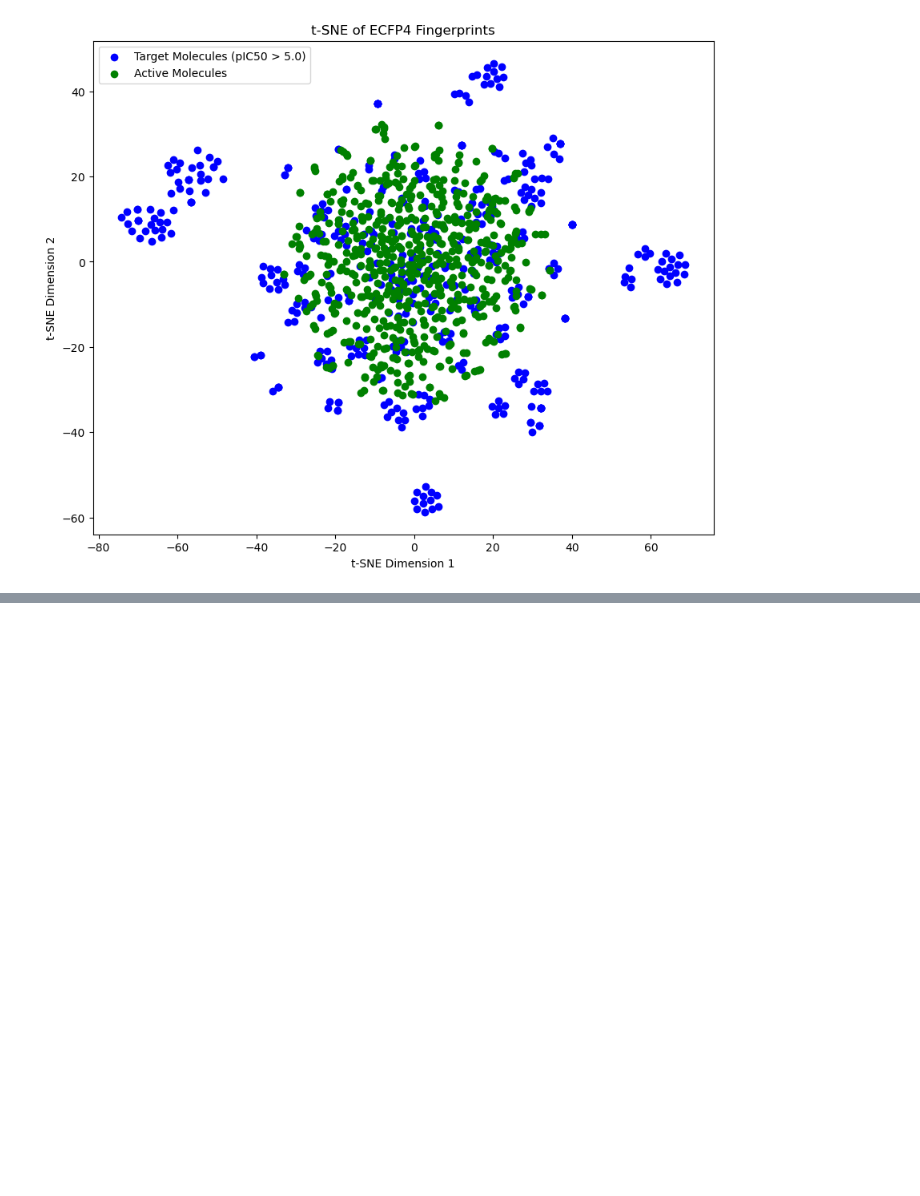
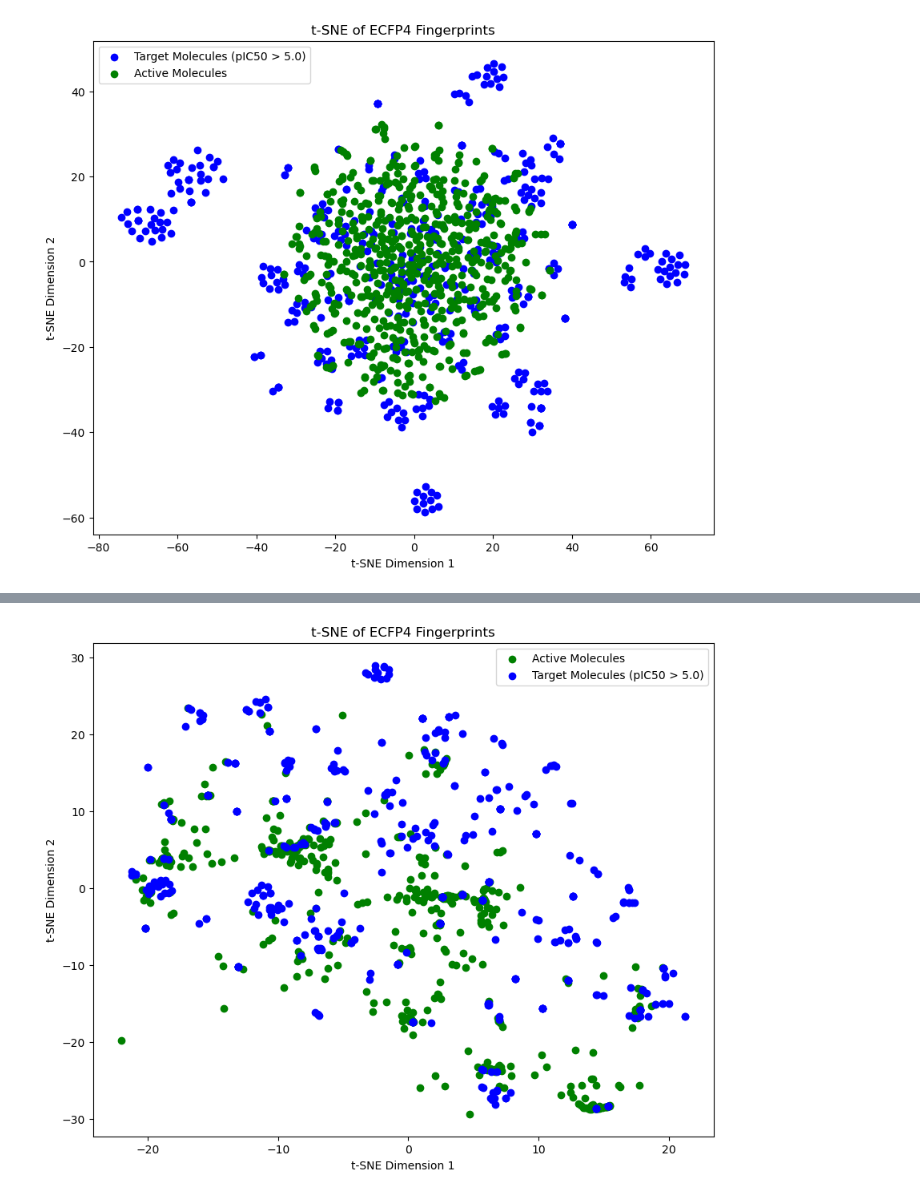
Before and after one commit to catorch/LLaMA-Mol, a Jupyter notebook: 9_new_molecules_evaluation.ipynb, the cells around one changed output, grey strips where cells are left out. Cells and saved outputs as stored; diff of their text form; code cells hidden in the pictures; blank space fills up the shorter version.

```diff
--- a/9_new_molecules_evaluation.ipynb
+++ b/9_new_molecules_evaluation.ipynb
@@ -503,0 +538,4 @@ plt.show()
+# %%
+import pandas as pd
+lipinski_passed_df = pd.read_csv("datasets/active_passed_molecules.csv")
+lipinski_passed_df
@@ -503,0 +556,40 @@ plt.show()
+# %%
+target_molecules_df = pd.read_csv("datasets/target_molecules_clean_2.csv")
+target_molecules_filtered_df = target_molecules_df[target_molecules_df['pIC50'] > 5.0]
+# %%
+from openTSNE import TSNE, affinity, initialization
+from rdkit import Chem
+from rdkit.Chem import AllChem
+# Compute ECFP4 fingerprints for both datasets
+def get_ecfp4(smiles_list):
+    molecules = smiles_list.apply(Chem.MolFromSmiles)
+    return [AllChem.GetMorganFingerprintAsBitVect(mol, 2, nBits=2048) for mol in molecules]
+
+active_ecfp4 = get_ecfp4(lipinski_passed_df['Molecule'])
+target_ecfp4 = get_ecfp4(target_molecules_filtered_df['canonical_smiles'])
+
+# Convert ECFP4 fingerprints to numpy arrays
+active_ecfp4_np = np.array([list(fp) for fp in active_ecfp4])
+target_ecfp4_np = np.array([list(fp) for fp in target_ecfp4])
+
+# Create a TSNE object
+tsne = TSNE(n_components=2, perplexity=30, metric='jaccard', random_state=42)
+embedding_train  = tsne.fit(target_ecfp4_np)
+# Fit and transform the target molecules
+target_embeddings = embedding_train.transform(target_ecfp4_np)
+
+# Transform the active molecules using the same fitted TSNE object
+active_embeddings = embedding_train .transform(active_ecfp4_np)
+
+# Plotting
+plt.figure(figsize=(10, 8))
+plt.scatter(active_embeddings[:, 0], active_embeddings[:, 1], color='green', label='Active Molecules')
+
+plt.scatter(target_embeddings[:, 0], target_embeddings[:, 1], color='blue', label='Target Molecules (pIC50 > 5.0)')
+plt.title('t-SNE of ECFP4 Fingerprints')
+plt.xlabel('t-SNE Dimension 1')
+plt.ylabel('t-SNE Dimension 2')
+plt.legend()
+plt.show()
+# %% [output]
+[figure, added]
```
Also changed, not shown: parts of 9 cells of this notebook.
